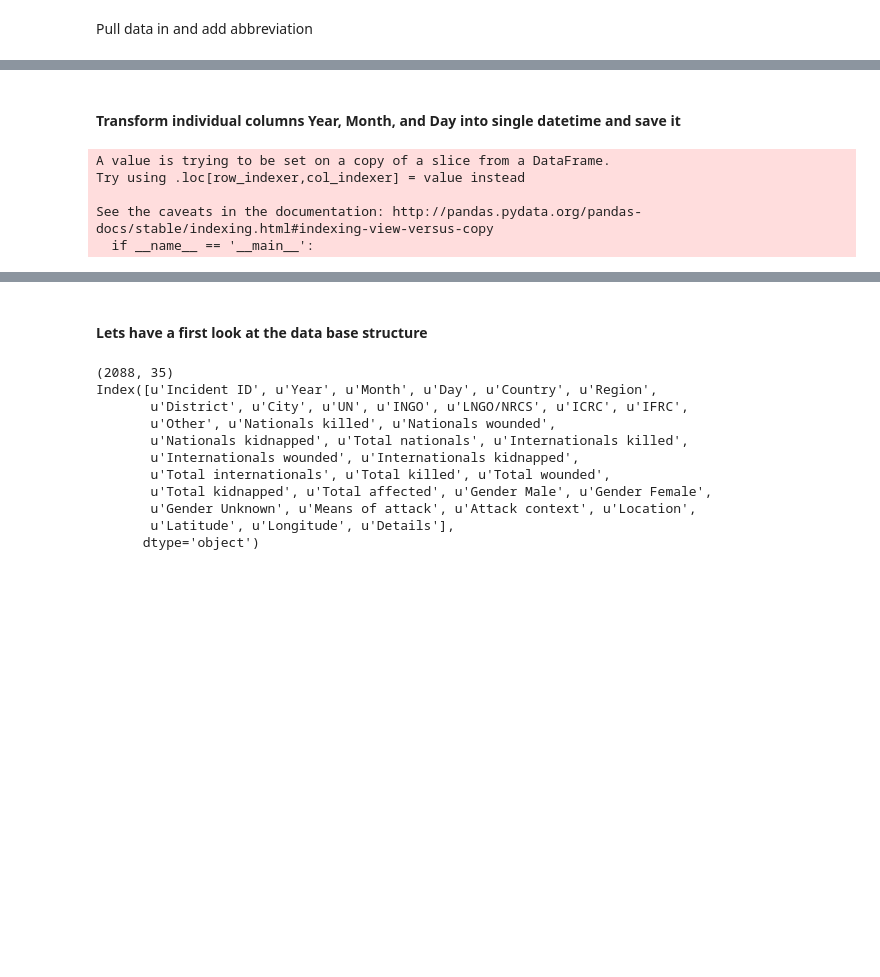
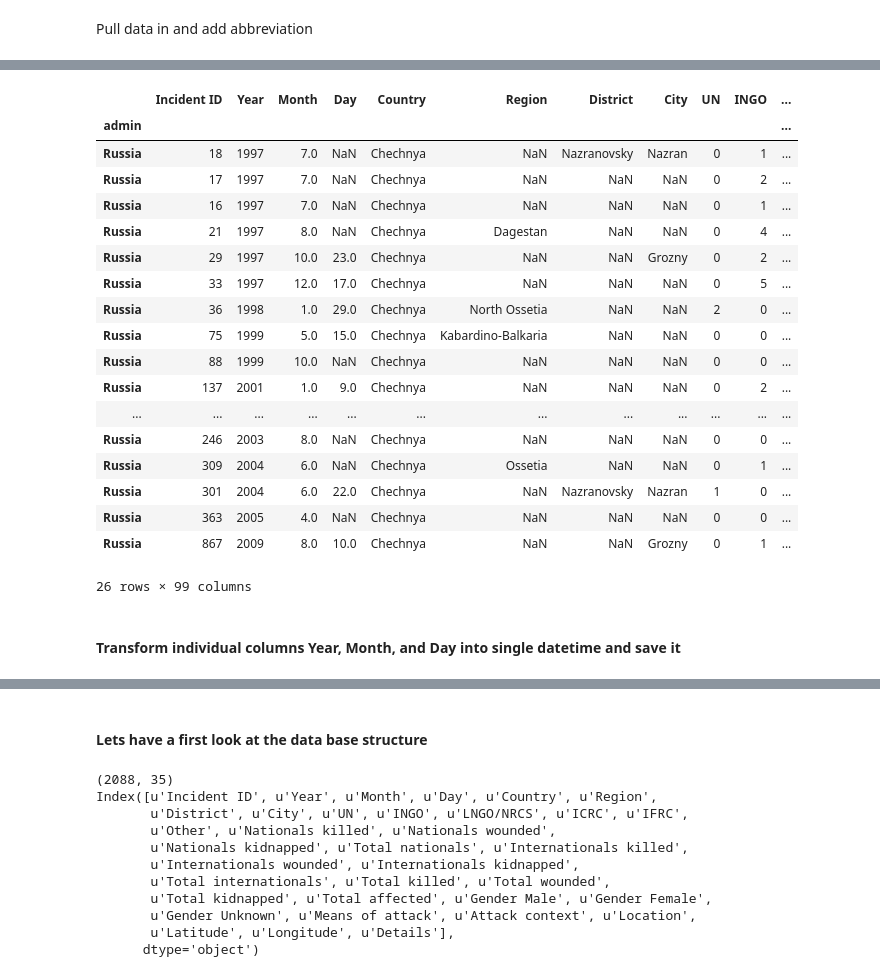
Before and after one commit to philippschw/Humanitarian_Security, a Jupyter notebook: Humanitarian Security Incidents_aidworkersecurity.org.ipynb, the cells around one changed output, grey strips where cells are left out. Drawn from its saved outputs; the diff is of its cells as text; code cells hidden in the pictures; blank space fills up the shorter version.

```diff
--- a/Humanitarian Security Incidents_aidworkersecurity.org.ipynb
+++ b/Humanitarian Security Incidents_aidworkersecurity.org.ipynb
@@ -80,0 +97,24 @@ d_crime=pd.read_csv(rawdatapath+'security_incidents2016-10-03.csv')
+# %%
+import geopandas as gp
+gdf = gp.GeoDataFrame.from_file(get_shape_file('raw_data/ne_50m_admin_0_countries.zip'))
+d_crime_geo = d_crime[pd.notnull(d_crime['Longitude'])]
+
+d_crime_geo['Latitude'] = d_crime_geo['Latitude'].map(lambda x: x.rstrip(')'))
+d_crime_geo['Longitude'] = d_crime_geo['Longitude'].map(lambda x: x.rstrip(')'))
+
+d_crime_geo['Latitude'] = d_crime_geo['Latitude'].map(lambda x: x.split(",")[0])
+d_crime_geo['Longitude'] = d_crime_geo['Longitude'].map(lambda x: x.split(",")[0])
+
+d_crime_geo['Longitude'] = d_crime_geo['Longitude'].astype(float)
+d_crime_geo['Latitude'] = d_crime_geo['Latitude'].astype(float)
+# %%
+# Create Shapely point from long and lat
+import shapely
+create_point = lambda x: shapely.geometry.Point(x['Longitude'], x['Latitude'])
+d_crime_geo['geometry'] = d_crime_geo.apply(create_point, axis=1)
+
+gdf_d_crime =  gp.GeoDataFrame(d_crime_geo, crs=gdf.crs)
+# %%
+# Perform spatial join
+from geopandas.tools import sjoin
+joined_gdf = sjoin(gdf_d_crime, gdf, how="inner", op='intersects')
@@ -81,2 +142,27 @@ d_crime=pd.read_csv(rawdatapath+'security_incidents2016-10-03.csv')
+# %%
+row_ids = joined_gdf[joined_gdf['Country'] != joined_gdf['admin']].index
+joined_gdf.ix[row_ids].set_index('admin').index.unique()
+# %%
+joined_gdf.ix[row_ids].set_index('admin').ix['Russia']
+# %% [output]
+|  | Incident ID | Year | Month | Day | Country | Region | District | City | UN | INGO | ... |
+| admin |  |  |  |  |  |  |  |  |  |  | ... |
+| Russia | 18 | 1997 | 7.0 | NaN | Chechnya | NaN | Nazranovsky | Nazran | 0 | 1 | ... |
+| Russia | 17 | 1997 | 7.0 | NaN | Chechnya | NaN | NaN | NaN | 0 | 2 | ... |
+| Russia | 16 | 1997 | 7.0 | NaN | Chechnya | NaN | NaN | NaN | 0 | 1 | ... |
+| Russia | 21 | 1997 | 8.0 | NaN | Chechnya | Dagestan | NaN | NaN | 0 | 4 | ... |
+| Russia | 29 | 1997 | 10.0 | 23.0 | Chechnya | NaN | NaN | Grozny | 0 | 2 | ... |
+| Russia | 33 | 1997 | 12.0 | 17.0 | Chechnya | NaN | NaN | NaN | 0 | 5 | ... |
+| Russia | 36 | 1998 | 1.0 | 29.0 | Chechnya | North Ossetia | NaN | NaN | 2 | 0 | ... |
+| Russia | 75 | 1999 | 5.0 | 15.0 | Chechnya | Kabardino-Balkaria | NaN | NaN | 0 | 0 | ... |
+| Russia | 88 | 1999 | 10.0 | NaN | Chechnya | NaN | NaN | NaN | 0 | 0 | ... |
+| Russia | 137 | 2001 | 1.0 | 9.0 | Chechnya | NaN | NaN | NaN | 0 | 2 | ... |
+| ... | ... | ... | ... | ... | ... | ... | ... | ... | ... | ... | ... |
+| Russia | 246 | 2003 | 8.0 | NaN | Chechnya | NaN | NaN | NaN | 0 | 0 | ... |
+| Russia | 309 | 2004 | 6.0 | NaN | Chechnya | Ossetia | NaN | NaN | 0 | 1 | ... |
+| Russia | 301 | 2004 | 6.0 | 22.0 | Chechnya | NaN | Nazranovsky | Nazran | 1 | 0 | ... |
+| Russia | 363 | 2005 | 4.0 | NaN | Chechnya | NaN | NaN | NaN | 0 | 0 | ... |
+| Russia | 867 | 2009 | 8.0 | 10.0 | Chechnya | NaN | NaN | Grozny | 0 | 1 | ... |
+26 rows × 99 columns
 # %% [markdown]
 #### Transform individual columns Year, Month, and Day into single datetime and save it
@@ -89,8 +169,7 @@ d_crime_datetime[['Year', 'Month', 'Day']] = d_crime_datetime[['Year', 'Month',
 # %%
+import datetime
+d_crime_datetime = d_crime[d_crime.Day.notnull()]
+d_crime_datetime[['Year', 'Month', 'Day']] = d_crime_datetime[['Year', 'Month', 'Day']].astype(int)
 d_crime_datetime['DateTime'] = d_crime_datetime[['Year', 'Month', 'Day']].apply(lambda s : datetime.datetime(*s),axis = 1)
+print d_crime_datetime['DateTime'].head()
+d_crime_datetime.to_csv('processed_data/security_incidents2016-10-03_datetime.csv')
-# %% [output]
-A value is trying to be set on a copy of a slice from a DataFrame.
-Try using .loc[row_indexer,col_indexer] = value instead
-
-See the caveats in the documentation: http://pandas.pydata.org/pandas-docs/stable/indexing.html#indexing-view-versus-copy
-  if __name__ == '__main__':
```
Also changed, not shown: parts of 37 cells of this notebook, 7 other files.
